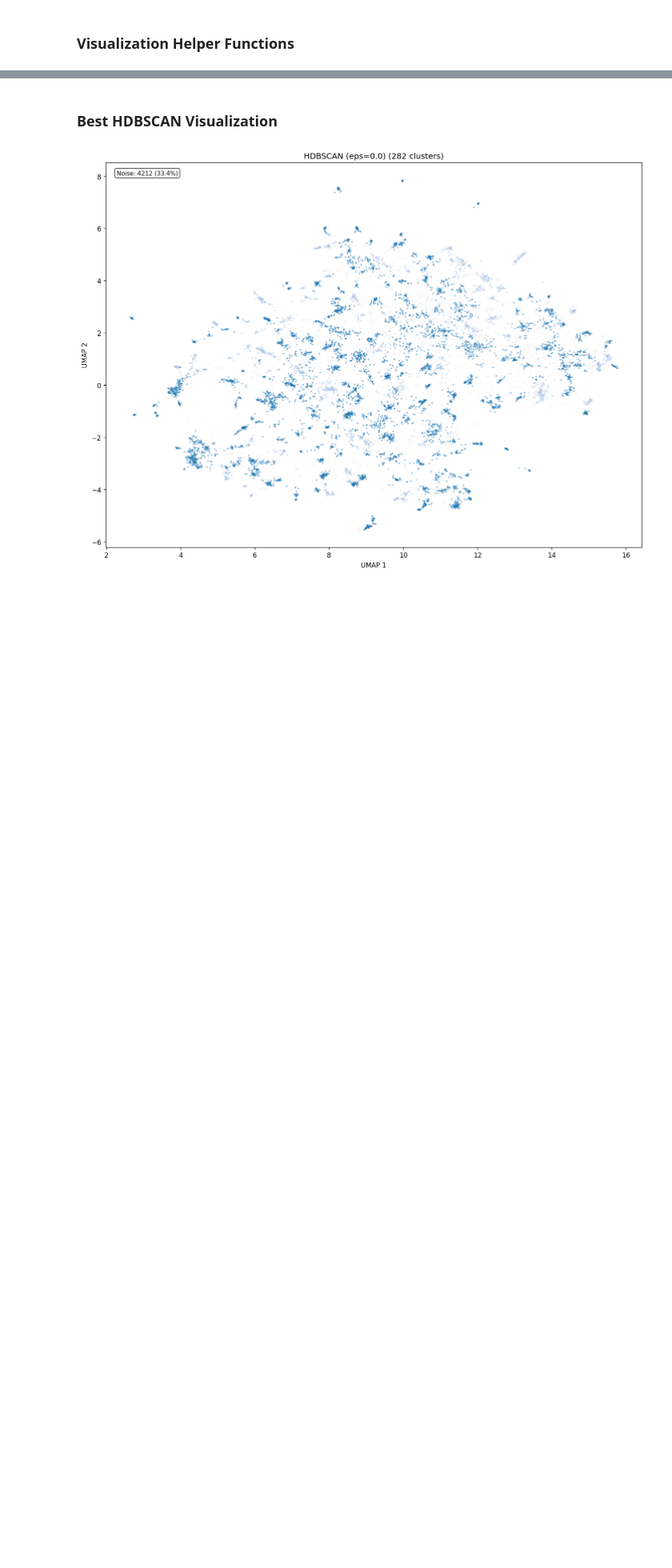
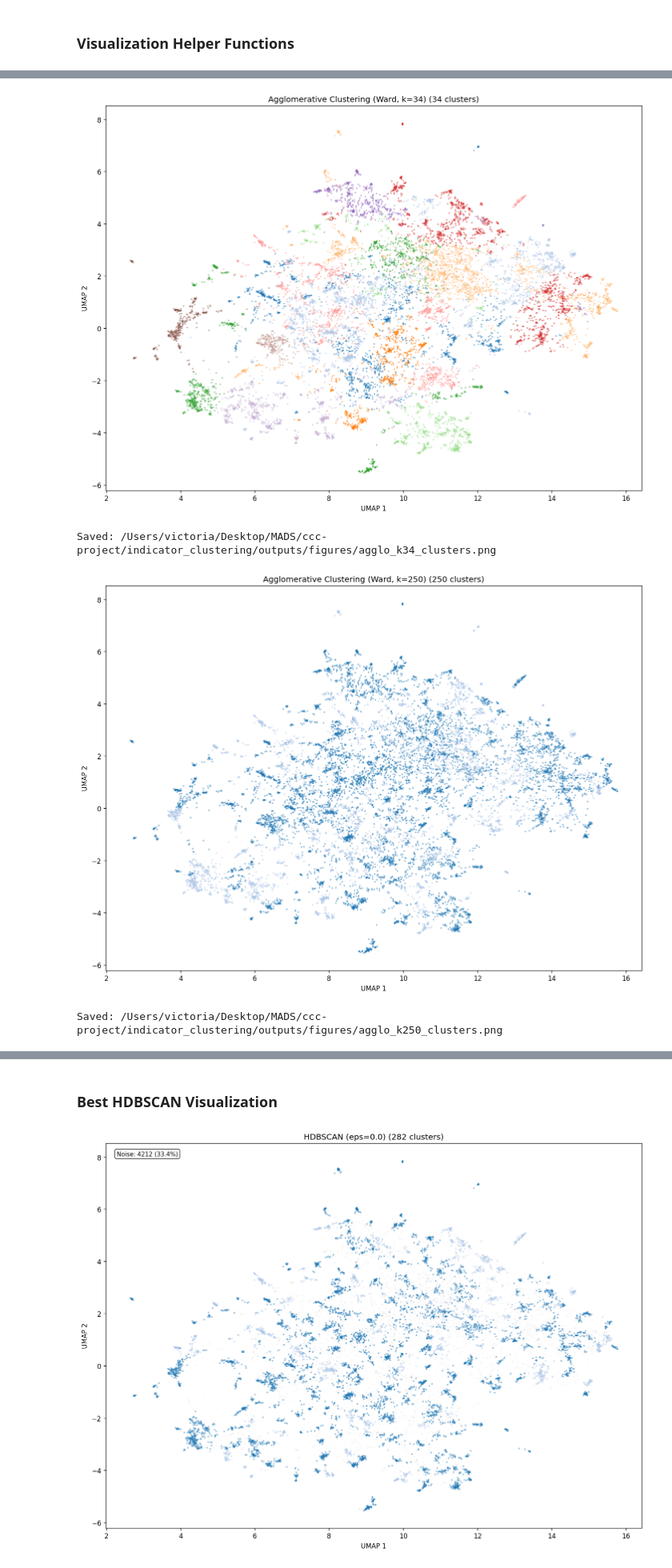
Before and after one commit to vwintumich/ccc-project, a Jupyter notebook: indicator_clustering/notebooks/04_clustering.ipynb, the cells around one changed output, grey strips where cells are left out. Shown at 80% size. Cells and saved outputs as stored; diff of their text form; code cells hidden in the pictures; blank space fills up the shorter version.

```diff
--- a/indicator_clustering/notebooks/04_clustering.ipynb
+++ b/indicator_clustering/notebooks/04_clustering.ipynb
@@ -782,10 +938,15 @@ def plot_clusters(embeddings_2d, labels, title, filename, noise_label=-1):
 # %%
-plot_clusters(
-    embeddings_2d,
-    agglo_labels_dict[8],
-    title='Agglomerative Clustering (Ward, k=8)',
-    filename='agglo_k8_clusters.png'
-)
+for k in selected_k_values:
+    plot_clusters(
+        embeddings_2d,
+        agglo_labels_dict[k],
+        title=f'Agglomerative Clustering (Ward, k={k})',
+        filename=f'agglo_k{k}_clusters.png'
+    )
 # %% [output]
 [figure]
 Saved: /Users/victoria/Desktop/MADS/ccc-project/indicator_clustering/outputs/figures/agglo_k8_clusters.png
+[figure, added]
+Saved: /Users/victoria/Desktop/MADS/ccc-project/indicator_clustering/outputs/figures/agglo_k34_clusters.png
+[figure, added]
+Saved: /Users/victoria/Desktop/MADS/ccc-project/indicator_clustering/outputs/figures/agglo_k250_clusters.png
```
Also changed, not shown: parts of 23 cells of this notebook.
